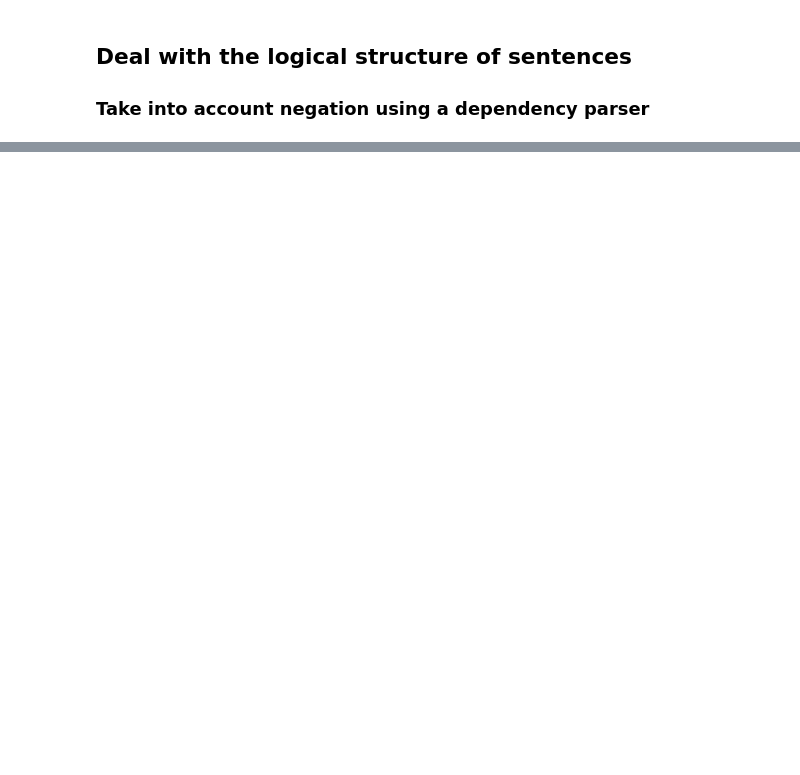
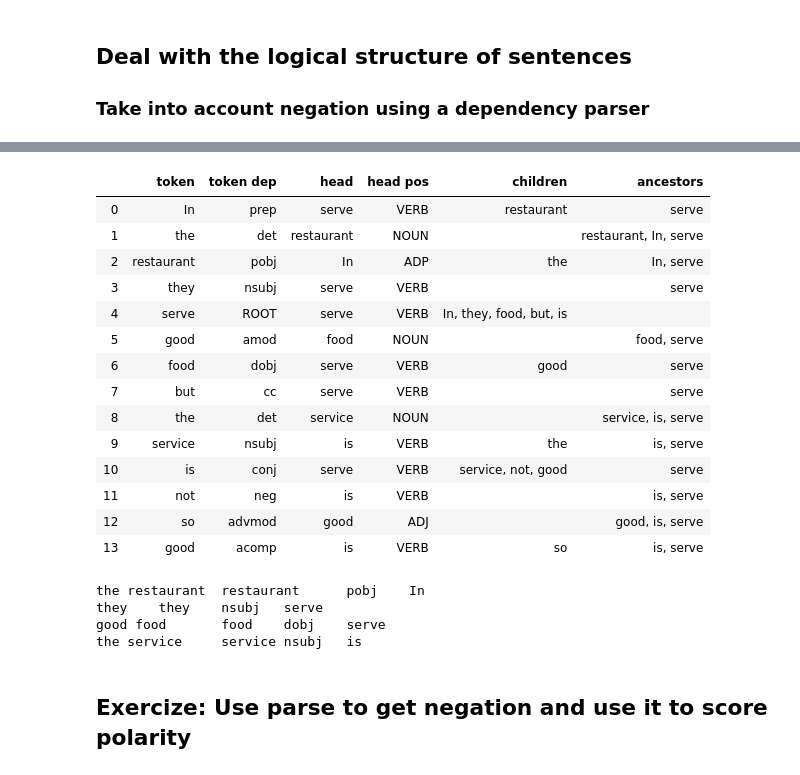
Before and after one commit to afflint/textsent, a Jupyter notebook: features.ipynb, the cells around one changed output, grey strips where cells are left out. Saved outputs shown, nothing was run; the diff lists cells and outputs as text; code cells hidden in the pictures; blank space fills up the shorter version.

Commit message:
Dependency parser and sentiwn

```diff
--- a/features.ipynb
+++ b/features.ipynb
@@ -73,0 +190,2 @@ for record in yelp.aggregate([m, g, p], allowDiskUse=True):
+# %%
+neg = nlp('In the restaurant they serve good food but the service is not so good')
@@ -73,0 +196,38 @@ for record in yelp.aggregate([m, g, p], allowDiskUse=True):
+# %%
+table = {'token': [], 'token dep': [], 'head': [], 'head pos': [], 'children': [], 'ancestors': []}
+for token in neg:
+    table['token'].append(token.text)
+    table['token dep'].append(token.dep_)
+    table['head'].append(token.head.text)
+    table['head pos'].append(token.head.pos_)
+    table['children'].append(", ".join([child.text for child in token.children]))
+    table['ancestors'].append(", ".join([a.text for a in token.ancestors]))
+N = pd.DataFrame(table)
+# %%
+N
+# %% [output]
+|  | token | token dep | head | head pos | children | ancestors |
+| 0 | In | prep | serve | VERB | restaurant | serve |
+| 1 | the | det | restaurant | NOUN |  | restaurant, In, serve |
+| 2 | restaurant | pobj | In | ADP | the | In, serve |
+| 3 | they | nsubj | serve | VERB |  | serve |
+| 4 | serve | ROOT | serve | VERB | In, they, food, but, is |  |
+| 5 | good | amod | food | NOUN |  | food, serve |
+| 6 | food | dobj | serve | VERB | good | serve |
+| 7 | but | cc | serve | VERB |  | serve |
+| 8 | the | det | service | NOUN |  | service, is, serve |
+| 9 | service | nsubj | is | VERB | the | is, serve |
+| 10 | is | conj | serve | VERB | service, not, good | serve |
+| 11 | not | neg | is | VERB |  | is, serve |
+| 12 | so | advmod | good | ADJ |  | good, is, serve |
+| 13 | good | acomp | is | VERB | so | is, serve |
+# %%
+for chunk in neg.noun_chunks:
+    print("\t".join([chunk.text, chunk.root.text, chunk.root.dep_, chunk.root.head.text]))
+# %% [output]
+the restaurant  restaurant      pobj    In
+they    they    nsubj   serve
+good food       food    dobj    serve
+the service     service nsubj   is
+# %% [markdown]
+## Exercize: Use parse to get negation and use it to score polarity
```
Also changed, not shown: parts of 17 cells of this notebook.
